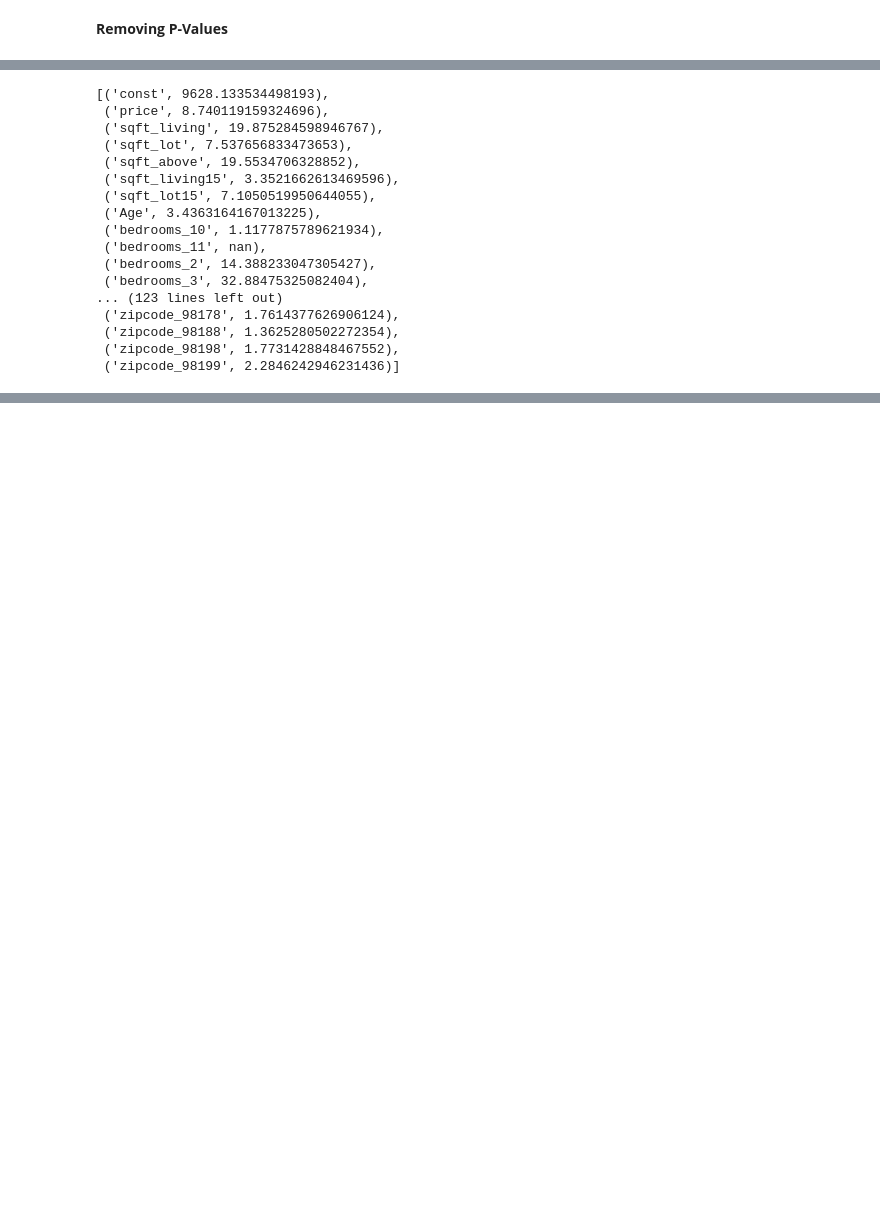
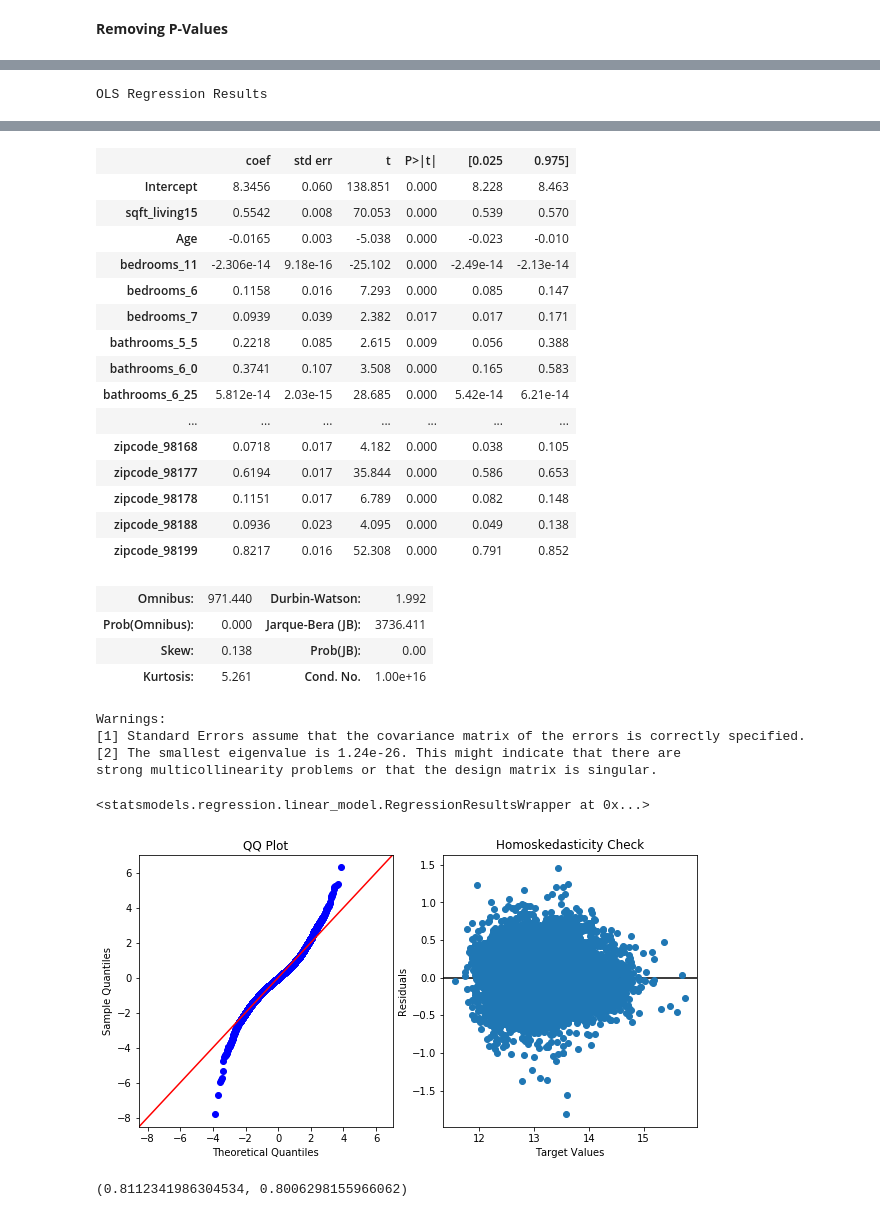
Before and after one commit to hpatel530/dsc-mod-2-project-v2-1-onl01-dtsc-ft-070620, a Jupyter notebook: student.ipynb, the cells around one changed output, grey strips where cells are left out. Saved outputs shown, nothing was run; the diff lists cells and outputs as text; code cells hidden in the pictures; blank space fills up the shorter version.

```diff
--- a/student.ipynb
+++ b/student.ipynb
@@ -789,13 +950,0 @@ strong multicollinearity problems or that the design matrix is singular.
-# %%
-summary = model.summary()
-p_table = summary.tables[1]
-p_table = pd.DataFrame(p_table.data)
-p_table.columns = p_table.iloc[0]
-p_table = p_table.drop(0)
-p_table = p_table.set_index(p_table.columns[0])
-p_table['P>|t|'] = p_table['P>|t|'].astype(float)
-x_cols = list(p_table[p_table['P>|t|'] < 0.05].index)
-x_cols.remove('Intercept')
-print(len(p_table), len(x_cols))
-print(x_cols[:5])
-p_table.head()
@@ -892,22 +950,0 @@ X
-# %%
-vif = [variance_inflation_factor(X.values, i) for i in range(X.shape[1])]
-vif_results = pd.Series(dict(zip(X.columns, vif)))
-vif_results
-# %% [output]
-[('const', 9628.133534498193),
- ('price', 8.740119159324696),
- ('sqft_living', 19.875284598946767),
- ('sqft_lot', 7.537656833473653),
- ('sqft_above', 19.5534706328852),
- ('sqft_living15', 3.3521662613469596),
- ('sqft_lot15', 7.1050519950644055),
- ('Age', 3.4363164167013225),
- ('bedrooms_10', 1.1177875789621934),
- ('bedrooms_11', nan),
- ('bedrooms_2', 14.388233047305427),
- ('bedrooms_3', 32.88475325082404),
-... (123 lines left out)
- ('zipcode_98178', 1.7614377626906124),
- ('zipcode_98188', 1.3625280502272354),
- ('zipcode_98198', 1.7731428848467552),
- ('zipcode_98199', 2.2846242946231436)]
@@ -936,0 +955,4 @@ vif_results
+# %%
+make_model(train, x_cols)
+# %% [output]
+OLS Regression Results
@@ -936,0 +968,26 @@ vif_results
+|  | coef | std err | t | P>|t| | [0.025 | 0.975] |
+| Intercept | 8.3456 | 0.060 | 138.851 | 0.000 | 8.228 | 8.463 |
+| sqft_living15 | 0.5542 | 0.008 | 70.053 | 0.000 | 0.539 | 0.570 |
+| Age | -0.0165 | 0.003 | -5.038 | 0.000 | -0.023 | -0.010 |
+| bedrooms_11 | -2.306e-14 | 9.18e-16 | -25.102 | 0.000 | -2.49e-14 | -2.13e-14 |
+| bedrooms_6 | 0.1158 | 0.016 | 7.293 | 0.000 | 0.085 | 0.147 |
+| bedrooms_7 | 0.0939 | 0.039 | 2.382 | 0.017 | 0.017 | 0.171 |
+| bathrooms_5_5 | 0.2218 | 0.085 | 2.615 | 0.009 | 0.056 | 0.388 |
+| bathrooms_6_0 | 0.3741 | 0.107 | 3.508 | 0.000 | 0.165 | 0.583 |
+| bathrooms_6_25 | 5.812e-14 | 2.03e-15 | 28.685 | 0.000 | 5.42e-14 | 6.21e-14 |
+| ... | ... | ... | ... | ... | ... | ... |
+| zipcode_98168 | 0.0718 | 0.017 | 4.182 | 0.000 | 0.038 | 0.105 |
+| zipcode_98177 | 0.6194 | 0.017 | 35.844 | 0.000 | 0.586 | 0.653 |
+| zipcode_98178 | 0.1151 | 0.017 | 6.789 | 0.000 | 0.082 | 0.148 |
+| zipcode_98188 | 0.0936 | 0.023 | 4.095 | 0.000 | 0.049 | 0.138 |
+| zipcode_98199 | 0.8217 | 0.016 | 52.308 | 0.000 | 0.791 | 0.852 |
+| Omnibus: | 971.440 | Durbin-Watson: | 1.992 |
+| Prob(Omnibus): | 0.000 | Jarque-Bera (JB): | 3736.411 |
+| Skew: | 0.138 | Prob(JB): | 0.00 |
+| Kurtosis: | 5.261 | Cond. No. | 1.00e+16 |
+Warnings:
+[1] Standard Errors assume that the covariance matrix of the errors is correctly specified.
+[2] The smallest eigenvalue is 1.24e-26. This might indicate that there are
+strong multicollinearity problems or that the design matrix is singular.
+<statsmodels.regression.linear_model.RegressionResultsWrapper at 0x...>
+[figure, added]
@@ -936,0 +1001,4 @@ vif_results
+# %%
+r2_train, r2_test
+# %% [output]
+(0.8112341986304534, 0.8006298155966062)
```
Also changed, not shown: parts of 64 cells of this notebook.
